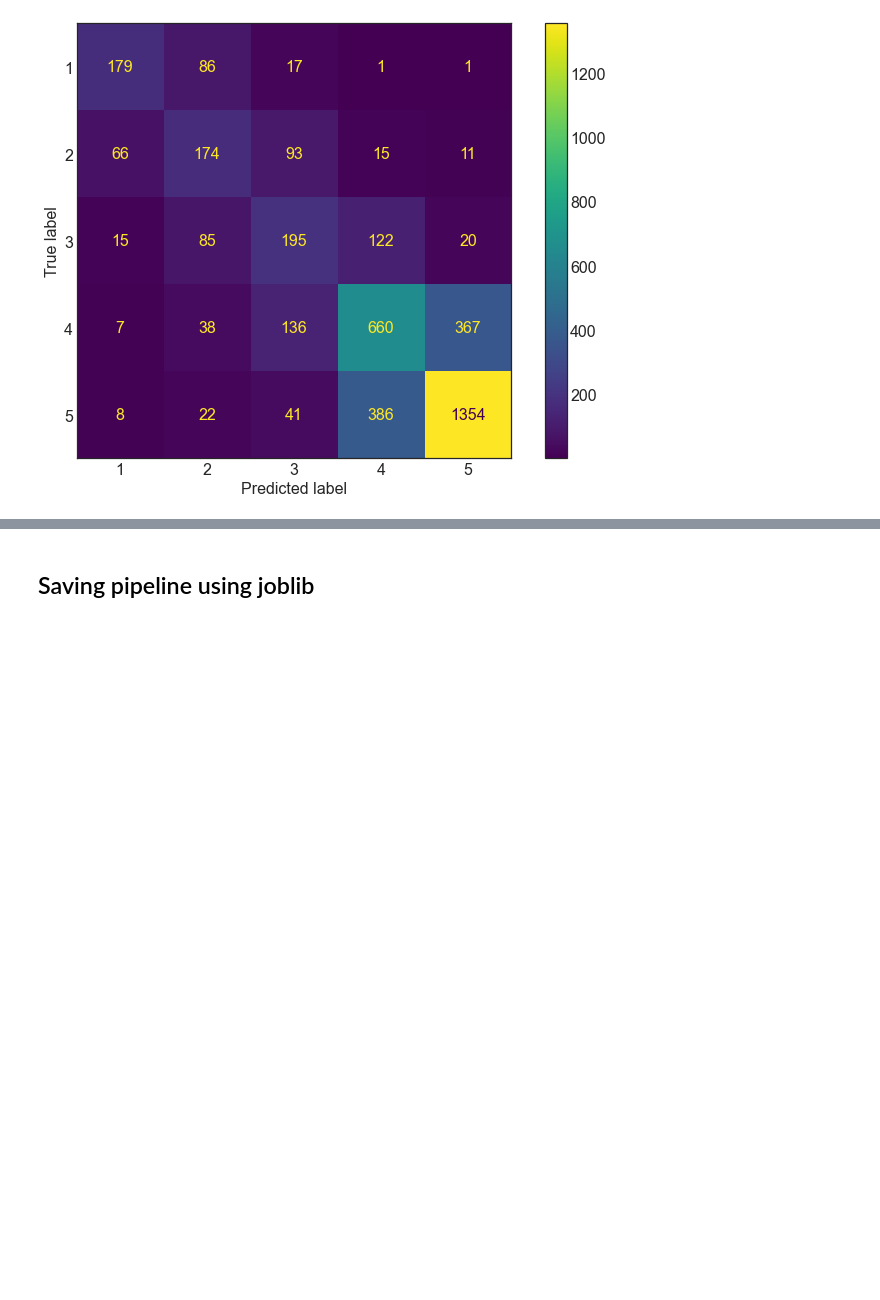
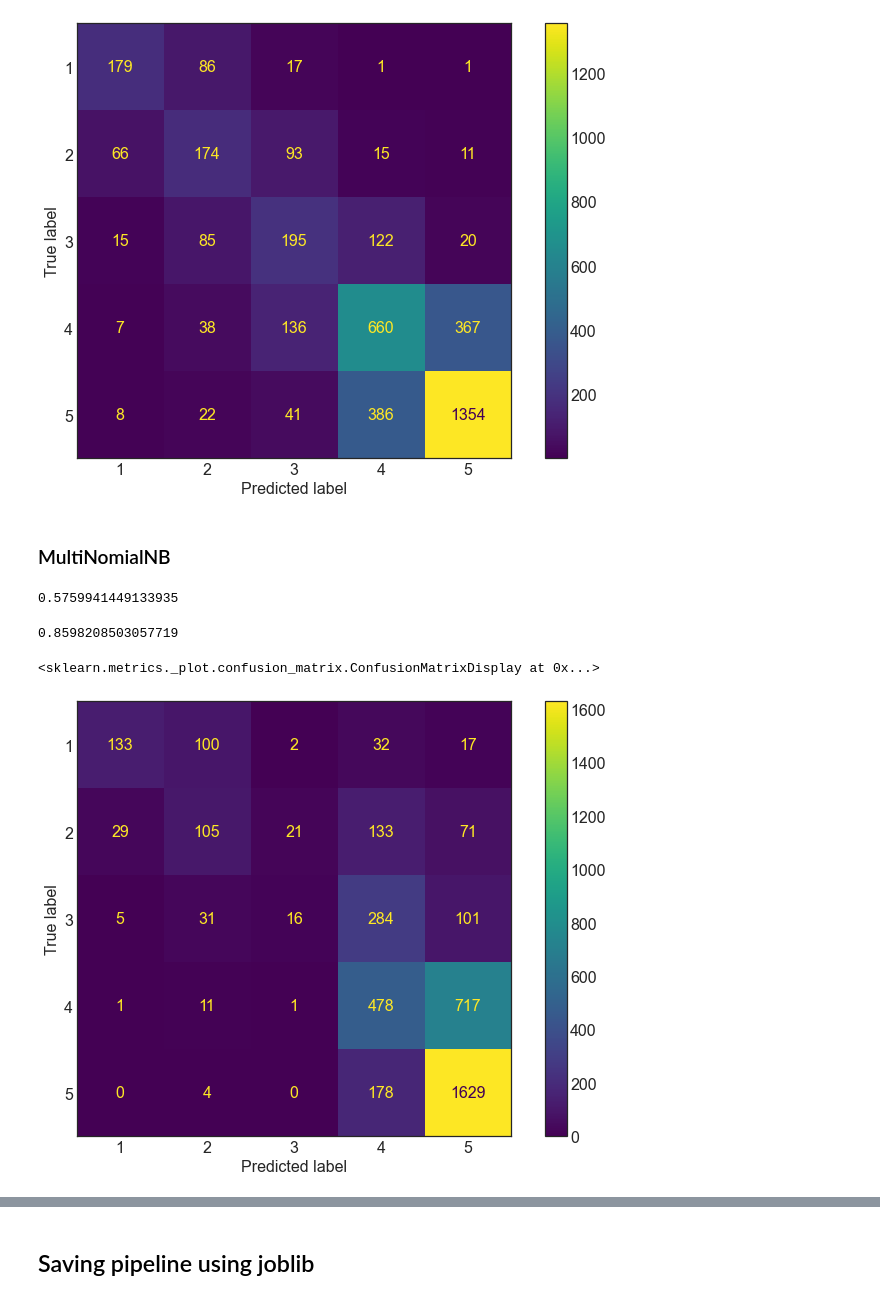
Before and after one commit to VaisakNair7/Hotel-rating-prediction, a Jupyter notebook: Hotel Reviews.ipynb, the cells around one changed output, grey strips where cells are left out. Cells and saved outputs as stored; diff of their text form; code cells hidden in the pictures; blank space fills up the shorter version.

```diff
--- a/Hotel Reviews.ipynb
+++ b/Hotel Reviews.ipynb
@@ -124,0 +147,2 @@ pipe = Pipeline([
+# %%
+pipe_lr.fit(X_train, y_train)
@@ -129,4 +162,5 @@ pipe = Pipeline([
 # %%
-scores = cross_val_score(pipe, X_train, y_train, cv = 10)
-print('Mean Accuracy =', np.round(np.mean(scores) * 100, 2), '%')
-print('Standard Deviation =', np.round(np.std(scores) * 100, 2), '%')
+pipe_nb = Pipeline([
+    ('tfidf', TfidfVectorizer(ngram_range = (1,2), max_features = 8000)),
+    ('model', OneVsRestClassifier(MultinomialNB(), n_jobs = -1))
+])
@@ -136,2 +166,0 @@ Standard Deviation = 1.13 %
-# %%
-pipe.fit(X_train, y_train)
@@ -143,0 +176,2 @@ Pipeline(steps=[('tfidf',
+# %%
+pipe_nb.fit(X_train, y_train)
@@ -161,4 +203,26 @@ plot_confusion_matrix(pipe, X_test, y_test, ax = ax)
 # %% [output]
 <sklearn.metrics._plot.confusion_matrix.ConfusionMatrixDisplay at 0x...>
 [figure]
+# %% [markdown]
+### MultiNomialNB
+# %%
+pipe_nb.score(X_test, y_test)
+# %% [output]
+0.5759941449133935
+# %%
+# ROC_AUC_SCORE
+from sklearn.metrics import roc_auc_score, plot_confusion_matrix
+y_prednb_proba = pipe_nb.predict_proba(X_test)
+roc_auc_score(y_test, y_prednb_proba, multi_class = 'ovr')
+# %% [output]
+0.8598208503057719
+# %%
+# Confusion Matrix
+plt.style.use('seaborn-white')
+plt.rcParams.update({'font.size': 16})
+fig, ax = plt.subplots(figsize = (12, 8))
+plot_confusion_matrix(pipe_nb, X_test, y_test, ax = ax)
+# %% [output]
+<sklearn.metrics._plot.confusion_matrix.ConfusionMatrixDisplay at 0x...>
+[figure, added]
 # %% [markdown]
```
Also changed, not shown: parts of 21 cells of this notebook.
